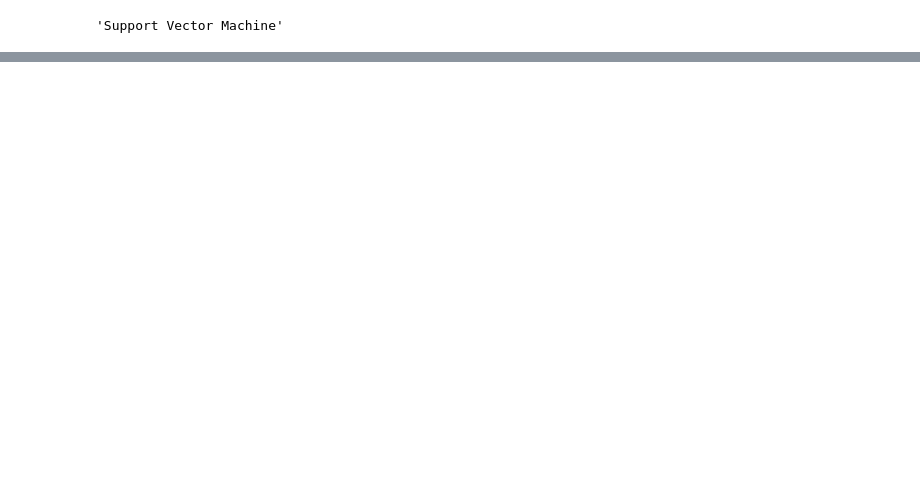
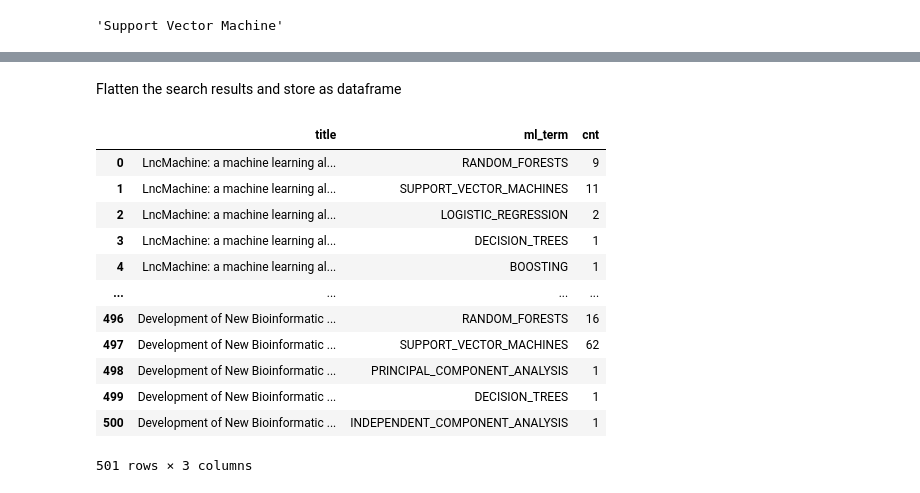
Before and after one commit to seyedrezamirkhani/ml-lncRNA, a Jupyter notebook: src/notebooks/part-03-finding-ML-methods-with-rules/10-find-ml-keywords.ipynb, the cells around one changed output, grey strips where cells are left out. Cells and saved outputs as stored; diff of their text form; code cells hidden in the pictures; blank space fills up the shorter version.

Commit message:
searched files for ml-terms and stored stats in parquet file

```diff
--- a/src/notebooks/part-03-finding-ML-methods-with-rules/10-find-ml-keywords.ipynb
+++ b/src/notebooks/part-03-finding-ML-methods-with-rules/10-find-ml-keywords.ipynb
@@ -164,8 +136,0 @@ def search_in_file(pdf_file_path):
-# %%
-for paper_title, pdf_file_path in zip(paper_titles, paper_pdf_file_paths):
-    print('-'*80)
-    print(f'processing: {paper_title}')
-    print('-'*80)
-    search_in_file(pdf_file_path=pdf_file_path)
-    print('-'*80)
-    break
@@ -245,0 +164,22 @@ ent.id_
+# %%
+def search_in_file(pdf_file_path):
+    search_results = dict()
+    # Extract text from PDF
+    with open(pdf_file_path, "rb") as pdf_file:
+        pdf_reader = PyPDF2.PdfReader(pdf_file)
+        for page_num, page in enumerate(pdf_reader.pages):
+            # Extract text from the page
+            text = page.extract_text()
+            if text:
+                # Use spaCy to process the text
+                doc = nlp(text)
+
+                # Detect entities
+                for ent in doc.ents:
+                    if ent.label_ == "ML_METHOD":
+                        if ent.id_ in search_results:
+                            search_results[ent.id_] += 1  # Increment Count
+                        else:
+                            search_results[ent.id_] = 1 # Store count
+
+    return search_results
@@ -245,0 +188,7 @@ ent.id_
+# %%
+paper_terms = list()
+
+for paper_title, pdf_file_path in zip(paper_titles, paper_pdf_file_paths):
+    print(f'processing: {paper_title}')
+    result = search_in_file(pdf_file_path=pdf_file_path)
+    paper_terms.append({'paper_title': paper_title, 'result': result})
@@ -245,0 +245,24 @@ ent.id_
+# %% [markdown]
+Flatten the search results and store as dataframe
+# %%
+ml_lncRNA_search_result_df = pd.DataFrame([
+    (x['paper_title'], term, cnt)
+        for x in paper_terms
+            for term, cnt in x['result'].items()
+], columns = ['title', 'ml_term', 'cnt'])
+# %%
+ml_lncRNA_search_result_df
+# %% [output]
+|  | title | ml_term | cnt |
+| 0 | LncMachine: a machine learning al... | RANDOM_FORESTS | 9 |
+| 1 | LncMachine: a machine learning al... | SUPPORT_VECTOR_MACHINES | 11 |
+| 2 | LncMachine: a machine learning al... | LOGISTIC_REGRESSION | 2 |
+| 3 | LncMachine: a machine learning al... | DECISION_TREES | 1 |
+| 4 | LncMachine: a machine learning al... | BOOSTING | 1 |
+| ... | ... | ... | ... |
+| 496 | Development of New Bioinformatic ... | RANDOM_FORESTS | 16 |
+| 497 | Development of New Bioinformatic ... | SUPPORT_VECTOR_MACHINES | 62 |
+| 498 | Development of New Bioinformatic ... | PRINCIPAL_COMPONENT_ANALYSIS | 1 |
+| 499 | Development of New Bioinformatic ... | DECISION_TREES | 1 |
+| 500 | Development of New Bioinformatic ... | INDEPENDENT_COMPONENT_ANALYSIS | 1 |
+501 rows × 3 columns
```
Also changed, not shown: parts of 15 cells of this notebook.
